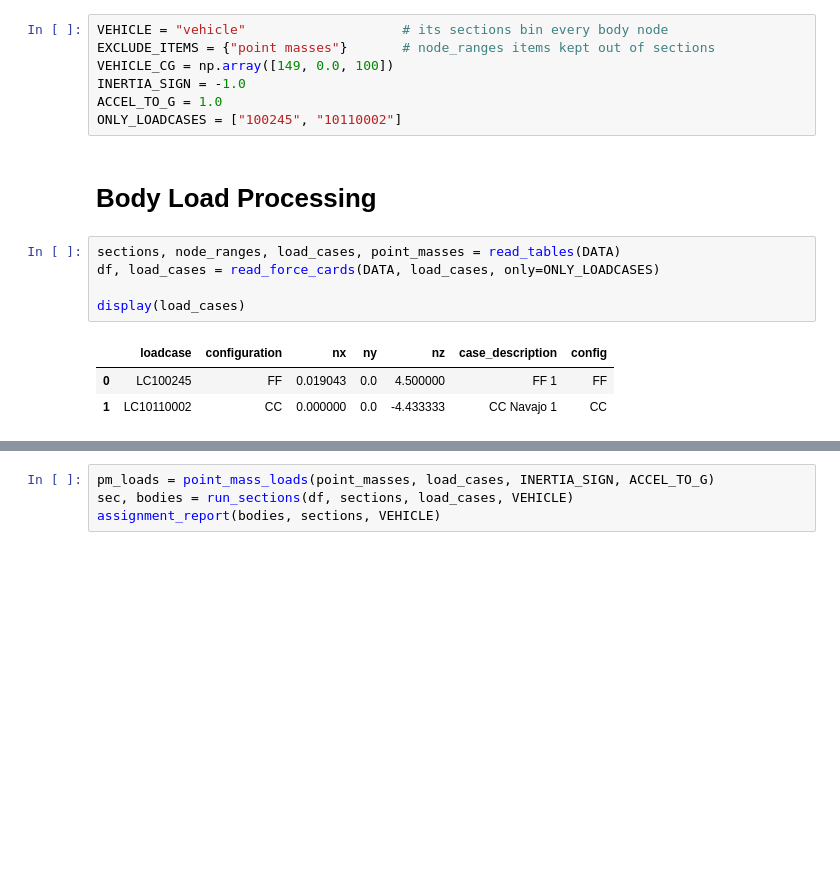
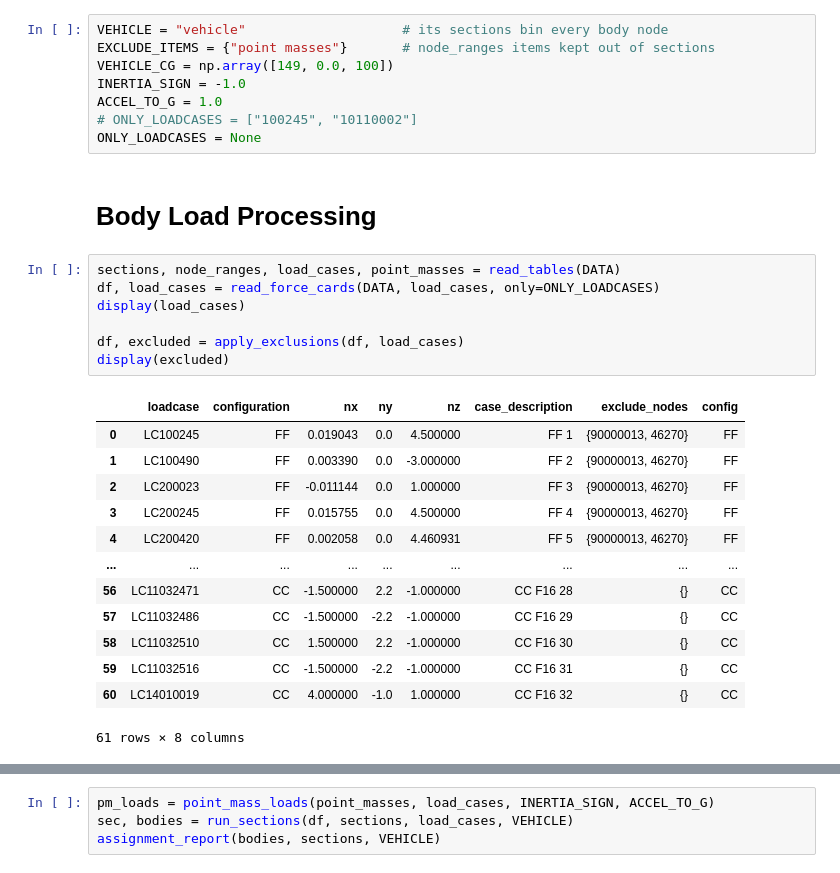
Before and after one commit to dsm-dmc/structures-loads, a Jupyter notebook: scripts/process-vehicle-loads.ipynb, the cells around one changed output, grey strips where cells are left out. Drawn from its saved outputs; the diff is of its cells as text; blank space fills up the shorter version.

```diff
--- a/scripts/process-vehicle-loads.ipynb
+++ b/scripts/process-vehicle-loads.ipynb
@@ -37,18 +34,31 @@ EXCLUDE_ITEMS = {"point masses"}       # node_ranges items kept out of sections
 VEHICLE_CG = np.array([149, 0.0, 100])
 INERTIA_SIGN = -1.0
 ACCEL_TO_G = 1.0
-ONLY_LOADCASES = ["100245", "10110002"]
+# ONLY_LOADCASES = ["100245", "10110002"]
+ONLY_LOADCASES = None
 # %% [markdown]
 # Body Load Processing
 # %%
 sections, node_ranges, load_cases, point_masses = read_tables(DATA)
 df, load_cases = read_force_cards(DATA, load_cases, only=ONLY_LOADCASES)
+display(load_cases)
 
-display(load_cases)
+df, excluded = apply_exclusions(df, load_cases)
+display(excluded)
 # %% [output]
-|  | loadcase | configuration | nx | ny | nz | case_description | config |
-| 0 | LC100245 | FF | 0.019043 | 0.0 | 4.500000 | FF 1 | FF |
-| 1 | LC10110002 | CC | 0.000000 | 0.0 | -4.433333 | CC Navajo 1 | CC |
+|  | loadcase | configuration | nx | ny | nz | case_description | exclude_nodes | config |
+| 0 | LC100245 | FF | 0.019043 | 0.0 | 4.500000 | FF 1 | {90000013, 46270} | FF |
+| 1 | LC100490 | FF | 0.003390 | 0.0 | -3.000000 | FF 2 | {90000013, 46270} | FF |
+| 2 | LC200023 | FF | -0.011144 | 0.0 | 1.000000 | FF 3 | {90000013, 46270} | FF |
+| 3 | LC200245 | FF | 0.015755 | 0.0 | 4.500000 | FF 4 | {90000013, 46270} | FF |
+| 4 | LC200420 | FF | 0.002058 | 0.0 | 4.460931 | FF 5 | {90000013, 46270} | FF |
+| ... | ... | ... | ... | ... | ... | ... | ... | ... |
+| 56 | LC11032471 | CC | -1.500000 | 2.2 | -1.000000 | CC F16 28 | {} | CC |
+| 57 | LC11032486 | CC | -1.500000 | -2.2 | -1.000000 | CC F16 29 | {} | CC |
+| 58 | LC11032510 | CC | 1.500000 | 2.2 | -1.000000 | CC F16 30 | {} | CC |
+| 59 | LC11032516 | CC | -1.500000 | -2.2 | -1.000000 | CC F16 31 | {} | CC |
+| 60 | LC14010019 | CC | 4.000000 | -1.0 | 1.000000 | CC F16 32 | {} | CC |
+61 rows × 8 columns
 # %%
 check_component_coverage(sections, node_ranges, VEHICLE, EXCLUDE_ITEMS)
 check_configurations(sections, load_cases)
```
Also changed, not shown: parts of 7 cells of this notebook, 4 other files.
